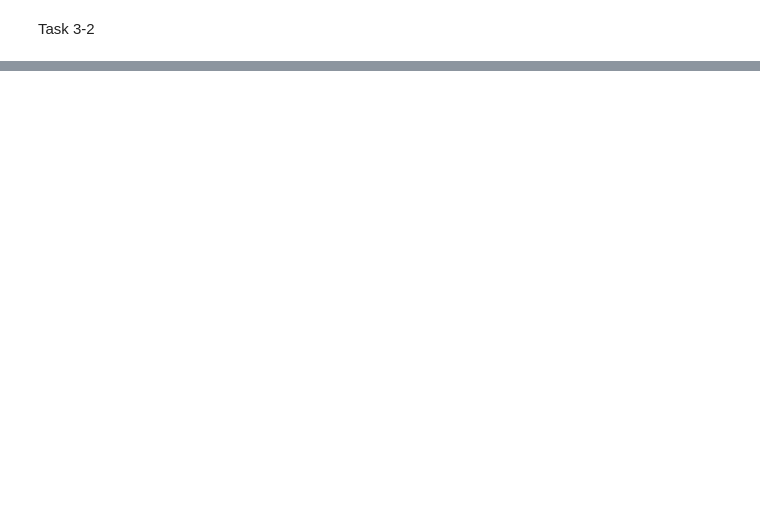
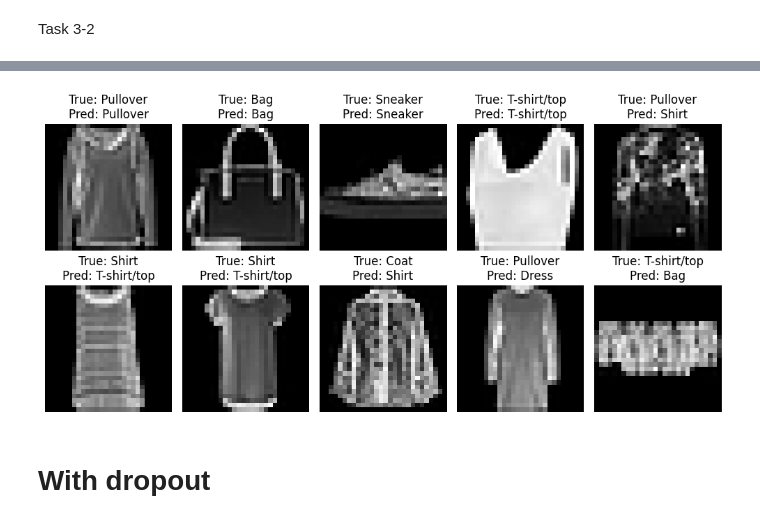
Before and after one commit to MaheeGamage/TIES4911-DL-for-dev, a Jupyter notebook: Task-3/Task 3-2.ipynb, the cells around one changed output, grey strips where cells are left out. Drawn from its saved outputs; the diff is of its cells as text; code cells hidden in the pictures; blank space fills up the shorter version.

```diff
--- a/Task-3/Task 3-2.ipynb
+++ b/Task-3/Task 3-2.ipynb
@@ -25,7 +25,9 @@ model.compile(optimizer='adam',
               metrics=['accuracy'])
 
 # Train and evaluate
-history = model.fit(x_train, y_train, epochs=10, validation_split=0.2)
+history = model.fit(x_train, y_train, epochs=5, validation_split=0.2)
 test_loss, test_acc = model.evaluate(x_test, y_test, verbose=2)
+print(f"Training Accuracy: {history.history['accuracy'][-1]}")
+print(f"Validation Accuracy: {history.history['val_accuracy'][-1]}")
 print(f"Test Accuracy: {test_acc}")
 # %% [output]
@@ -41,0 +48,65 @@ Epoch 1/10
+# %%
+import numpy as np
+import matplotlib.pyplot as plt
+
+# Select 5 random samples from the test set
+# sample_indices = np.random.choice(len(x_test), 5, replace=False)
+# sample_indices
+
+# sample_indices = [5792, 9453, 3633, 3236, 9531] # with one error sample
+# sample_indices = [2485, 6008, 1104, 3457, 2599]
+
+def genearate_sample_images(model):
+  sample_indices = [5792, 9453, 3633, 3236, 9531, 2485, 6008, 1104, 3457, 2599] # with one error sample
+  sample_images = x_test[sample_indices]
+  sample_labels = y_test[sample_indices]
+
+  # Predict using the trained model
+  predictions = model.predict(sample_images)
+
+  # Map class indices to Fashion MNIST labels
+  class_names = [
+      'T-shirt/top', 'Trouser', 'Pullover', 'Dress', 'Coat',
+      'Sandal', 'Shirt', 'Sneaker', 'Bag', 'Ankle boot'
+  ]
+
+  # Plot the samples with predictions
+  plt.figure(figsize=(10, 5))
+  for i in range(10):
+      plt.subplot(2, 5, i + 1)
+      plt.imshow(sample_images[i], cmap='gray')
+      predicted_label = np.argmax(predictions[i])
+      true_label = sample_labels[i]
+      plt.title(f"True: {class_names[true_label]}\nPred: {class_names[predicted_label]}")
+      plt.axis('off')
+  plt.tight_layout()
+  plt.show()
+
+  # sample_false_indices = [5792, 9453, 3633, 3236, 9531] # with one error sample
+  # # sample_indices = [2485, 6008, 1104, 3457, 2599]
+  # sample_images = x_test[sample_false_indices]
+  # sample_labels = y_test[sample_false_indices]
+
+  # # Predict using the trained model
+  # predictions = model.predict(sample_images)
+
+  # # Map class indices to Fashion MNIST labels
+  # class_names = [
+  #     'T-shirt/top', 'Trouser', 'Pullover', 'Dress', 'Coat',
+  #     'Sandal', 'Shirt', 'Sneaker', 'Bag', 'Ankle boot'
+  # ]
+
+  # # Plot the incorrect predictions
+  # plt.figure(figsize=(10, 5))
+  # for i in range(5):
+  #     plt.subplot(1, 5, i + 1)
+  #     plt.imshow(sample_images[i], cmap='gray')
+  #     true_label = class_names[sample_labels[i]]
+  #     pred_label = class_names[np.argmax(predictions[i])]
+  #     plt.title(f"True: {true_label}\nPred: {pred_label}", color='red')
+  #     plt.axis('off')
+  # plt.tight_layout()
+  # plt.show()
+
+genearate_sample_images(model)
+# %% [output]
@@ -41,0 +114,3 @@ Epoch 1/10
+[figure, added]
+# %% [markdown]
+# With dropout
```
Also changed, not shown: parts of 4 cells of this notebook.
